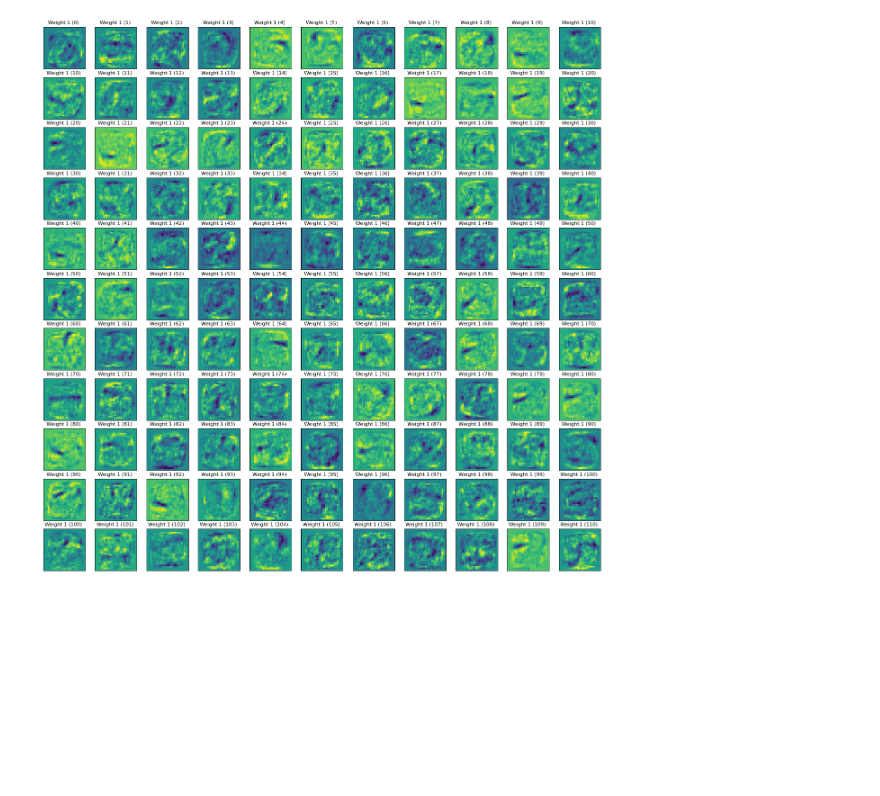
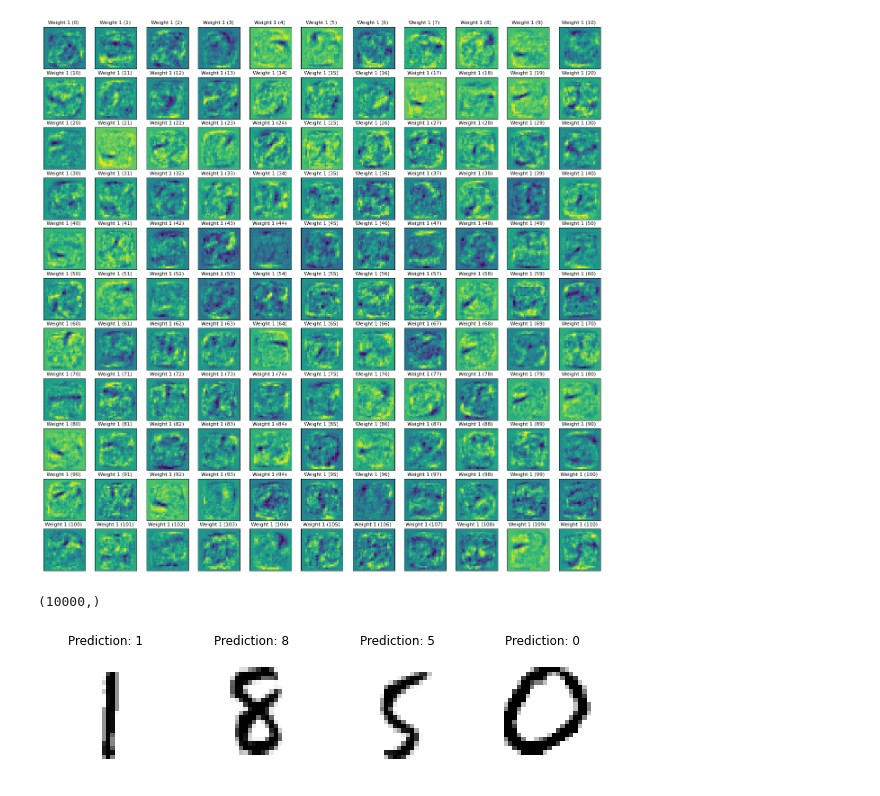
Before and after one commit to atharvabagde/ML_starter, a Jupyter notebook: MNIST/MNIST_Neural_Network.ipynb, the cells around one changed output. Saved outputs shown, nothing was run; the diff lists cells and outputs as text; code cells hidden in the pictures; blank space fills up the shorter version.

```diff
--- a/MNIST/MNIST_Neural_Network.ipynb
+++ b/MNIST/MNIST_Neural_Network.ipynb
@@ -396,3 +396,18 @@ def show_Weights(W):
 show_Weights(network.W1)
 # %% [output]
 [figure]
+# %%
+predicted = np.argmax(network.compute_forward_pass(X_test), axis = 1)
+print(predicted.shape)
+# plot_confusion_matrix(clf, X_test, y_test)
+# %% [output]
+(10000,)
+# %%
+_, axes = plt.subplots(nrows=1, ncols=4, figsize=(10, 3))
+for ax, image, prediction in zip(axes, X_test[180:190], predicted[180:190]):
+    ax.set_axis_off()
+    image = image.reshape(28, 28)
+    ax.imshow(image, cmap=plt.cm.gray_r, interpolation='nearest')
+    ax.set_title(f'Prediction: {prediction}')
+# %% [output]
+[figure, added]
```
Also changed, not shown: parts of 2 cells of this notebook.
